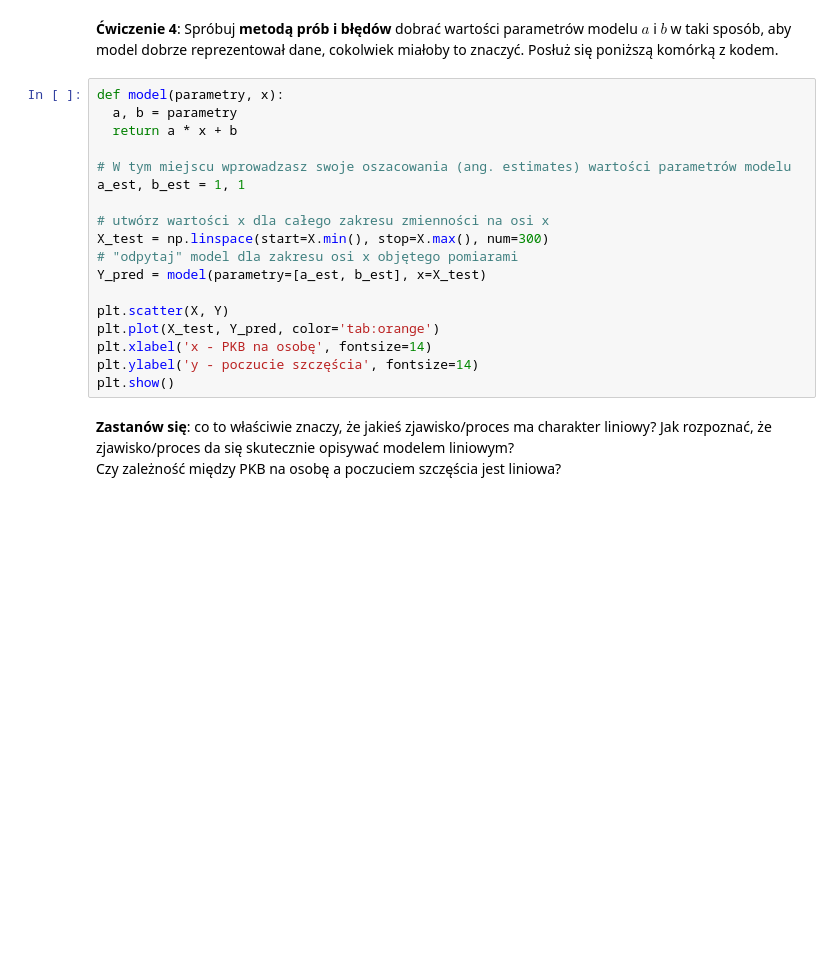
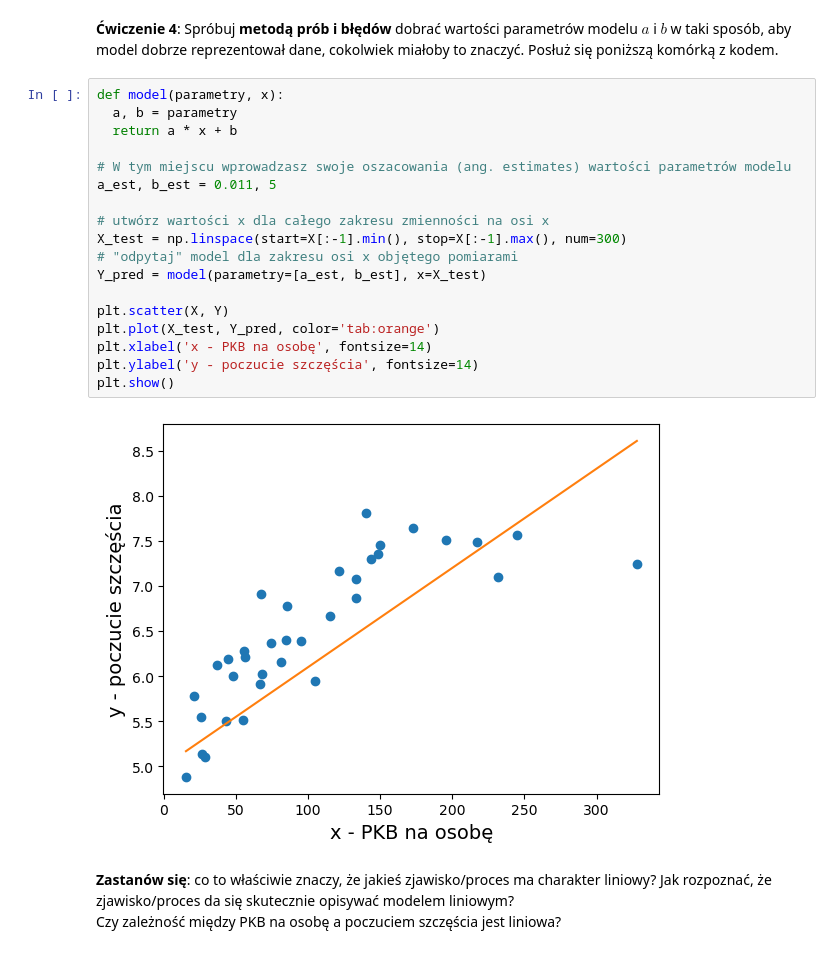
Before and after one commit to sliweq/sem4, a Jupyter notebook: msid_l/list_3/3_metoda_najmniejszych_kwadratow.ipynb, the cells around one changed output. Cells and saved outputs as stored; diff of their text form; blank space fills up the shorter version.

```diff
--- a/msid_l/list_3/3_metoda_najmniejszych_kwadratow.ipynb
+++ b/msid_l/list_3/3_metoda_najmniejszych_kwadratow.ipynb
@@ -152,21 +154,23 @@ $\overline{Y} = \begin{bmatrix} \overline{y}_1 & \overline{y}_2 & \cdots & \over
 # %%
 def model(parametry, x):
   a, b = parametry
   return a * x + b
 
 # W tym miejscu wprowadzasz swoje oszacowania (ang. estimates) wartości parametrów modelu
-a_est, b_est = 1, 1
+a_est, b_est = 0.011, 5
 
 # utwórz wartości x dla całego zakresu zmienności na osi x
-X_test = np.linspace(start=X.min(), stop=X.max(), num=300)
+X_test = np.linspace(start=X[:-1].min(), stop=X[:-1].max(), num=300)
 # "odpytaj" model dla zakresu osi x objętego pomiarami
 Y_pred = model(parametry=[a_est, b_est], x=X_test)
 
 plt.scatter(X, Y)
 plt.plot(X_test, Y_pred, color='tab:orange')
 plt.xlabel('x - PKB na osobę', fontsize=14)
 plt.ylabel('y - poczucie szczęścia', fontsize=14)
 plt.show()
+# %% [output]
+[figure, added]
 # %% [markdown]
 **Zastanów się**: co to właściwie znaczy, że jakieś zjawisko/proces ma charakter liniowy? Jak rozpoznać, że zjawisko/proces da się skutecznie opisywać modelem liniowym? <br>
 Czy zależność między PKB na osobę a poczuciem szczęścia jest liniowa?
```
Also changed, not shown: parts of 9 cells of this notebook, 4 other files.
